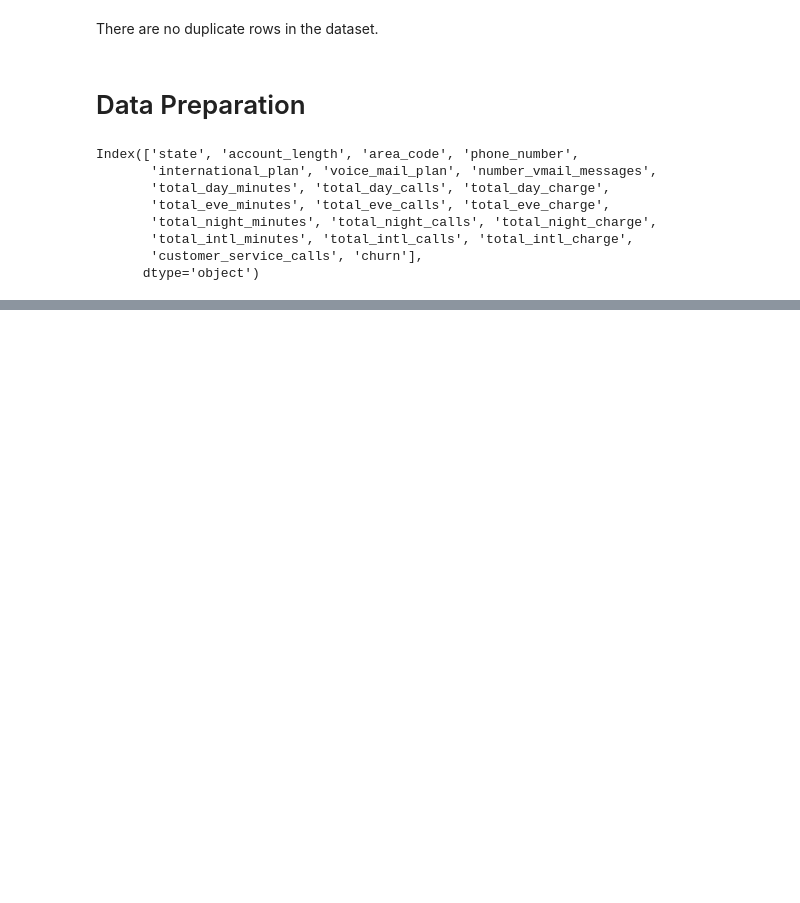
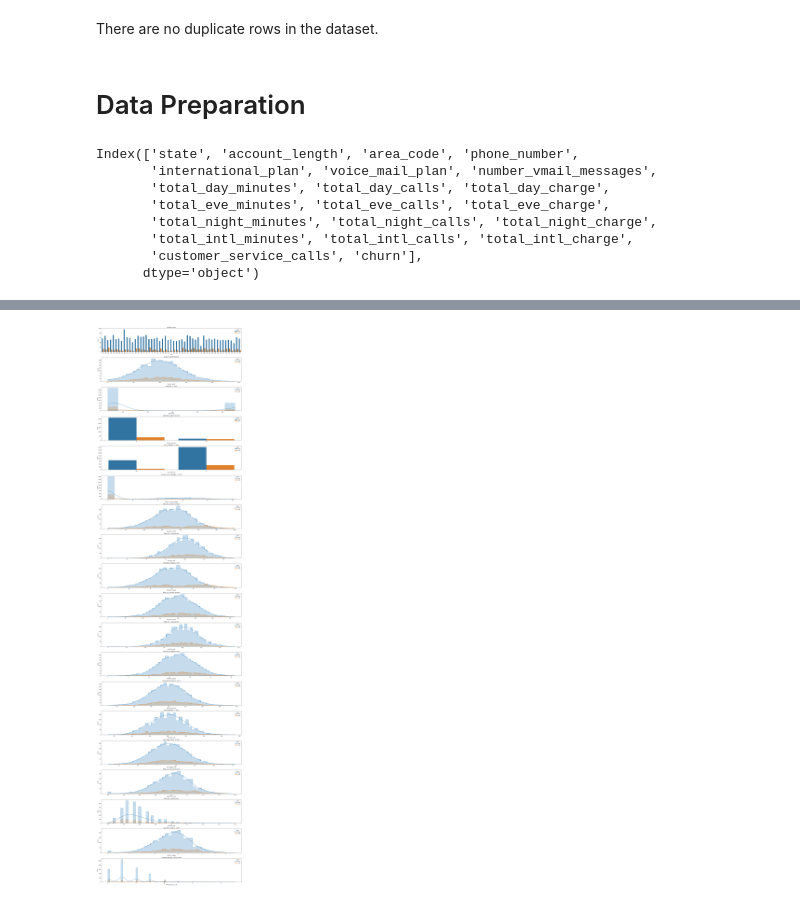
Before and after one commit to mbuvimuia/SyriaTel_Customer_Churn_Prediction, a Jupyter notebook: index.ipynb, the cells around one changed output, grey strips where cells are left out. Drawn from its saved outputs; the diff is of its cells as text; code cells hidden in the pictures; blank space fills up the shorter version.

```diff
--- a/index.ipynb
+++ b/index.ipynb
@@ -176,0 +232,5 @@ Index(['state', 'account_length', 'area_code', 'phone_number',
+# %%
+# Bivariate Analysis
+analysis.bivariate_analysis(target='churn')
+# %% [output]
+[figure, added]
```
Also changed, not shown: parts of 9 cells of this notebook.
